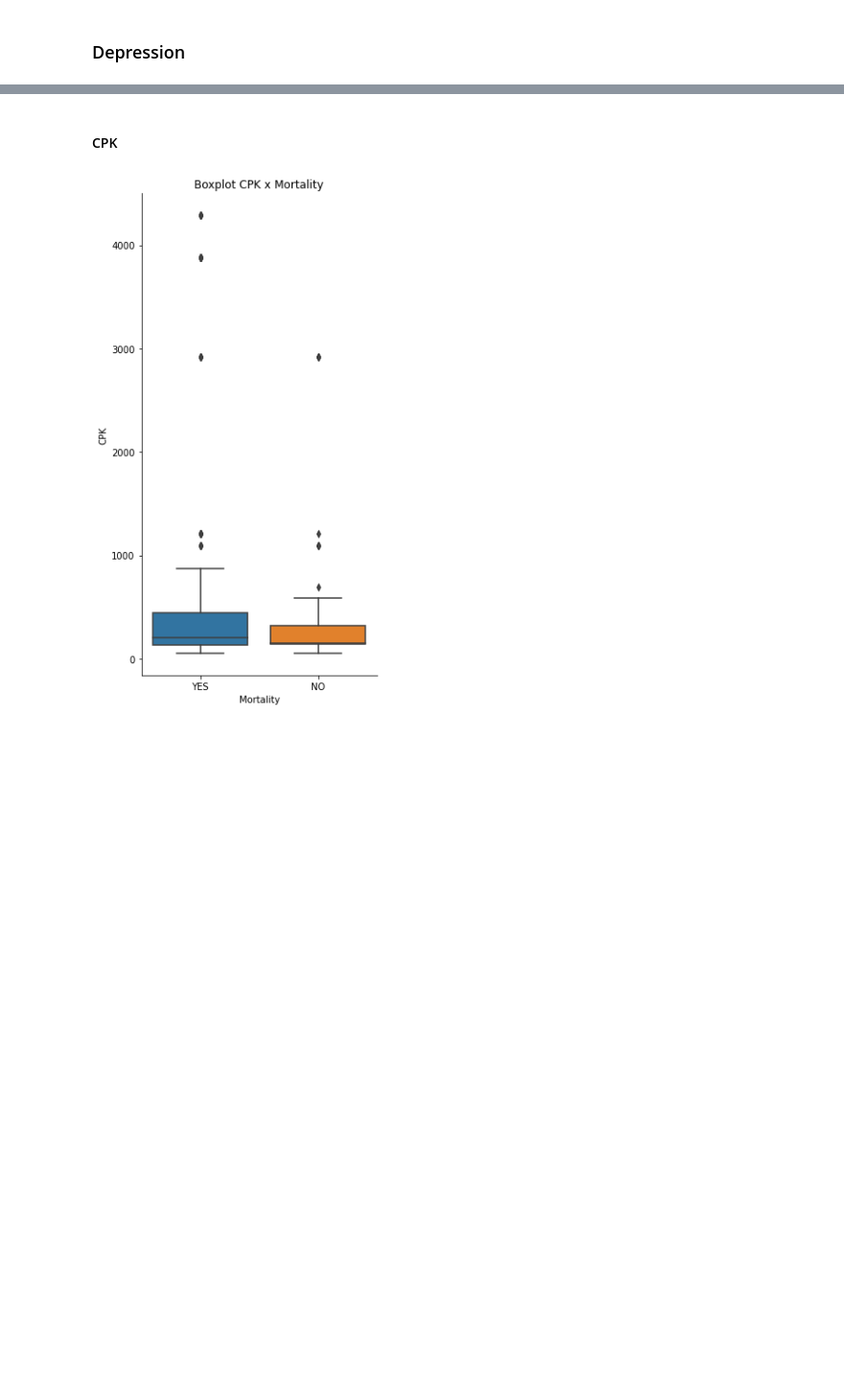
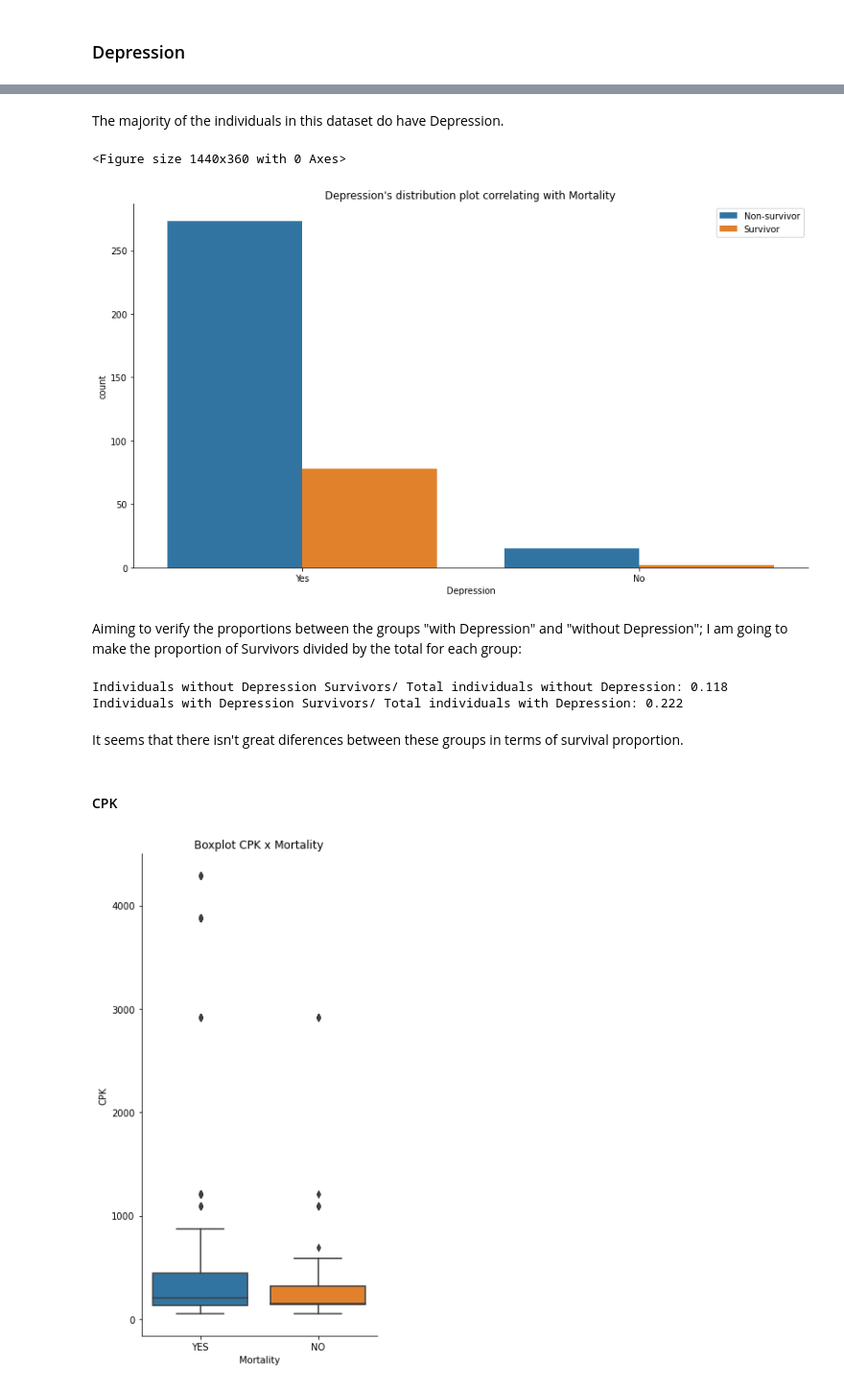
Before and after one commit to RenanGroot/EDA-Heart-Failure, a Jupyter notebook: Heart-Failure-EDA.ipynb, the cells around one changed output, grey strips where cells are left out. Shown at 96% size. Cells and saved outputs as stored; diff of their text form; code cells hidden in the pictures; blank space fills up the shorter version.

```diff
--- a/Heart-Failure-EDA.ipynb
+++ b/Heart-Failure-EDA.ipynb
@@ -531,3 +540,38 @@ plt.show()
+# %% [markdown]
+The majority of the individuals in this dataset do have Depression.
+# %%
+# Configuring plot figure size
+plt.figure(figsize=(20,5))
+
+# Selecting plot data and plotting type
+graph = sns.catplot(data=df_numeric.replace({1:"Yes", 0:"No"}), x="Depression", kind="count", hue="Mortality", height=6.5, aspect=16/9, legend=False)
+
+# Setting plot's title
+graph.set(title="Depression's distribution plot correlating with Mortality")
+
+# Plotting legend
+plt.legend(labels=["Non-survivor","Survivor"])
+
+# Showing plot on JupyterNotebook
+plt.show()
+# %% [output]
+<Figure size 1440x360 with 0 Axes>
+[figure, added]
+# %% [markdown]
+Aiming to verify the proportions between the groups "with Depression" and "without Depression"; I am going to make the proportion of Survivors divided by the total for each group:
+# %%
+print("Individuals without Depression Survivors/ Total individuals without Depression: "
+      + str(round(df_numeric[(df_numeric["Depression"] == 0) & (df_numeric["Mortality"] == 0)].shape[0]
+        / df_numeric[(df_numeric["Depression"] == 0)].shape[0],3)))
+
+print("Individuals with Depression Survivors/ Total individuals with Depression: "
+      + str(round(df_numeric[(df_numeric["Depression"] == 1) & (df_numeric["Mortality"] == 0)].shape[0]
+        / df_numeric[(df_numeric["Depression"] == 1)].shape[0],3)))
+# %% [output]
+Individuals without Depression Survivors/ Total individuals without Depression: 0.118
+Individuals with Depression Survivors/ Total individuals with Depression: 0.222
+# %% [markdown]
+It seems that there isn't great diferences between these groups in terms of survival proportion.
 # %% [markdown]
 #### CPK
 # %%
```
Also changed, not shown: parts of 59 cells of this notebook.
